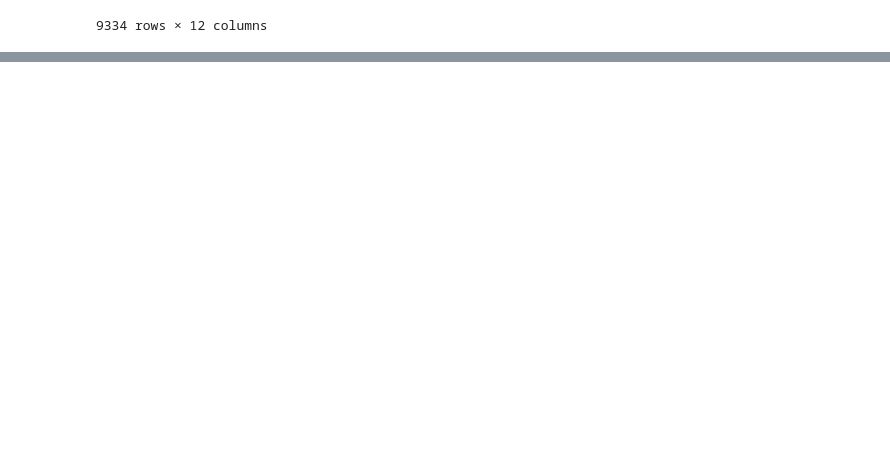
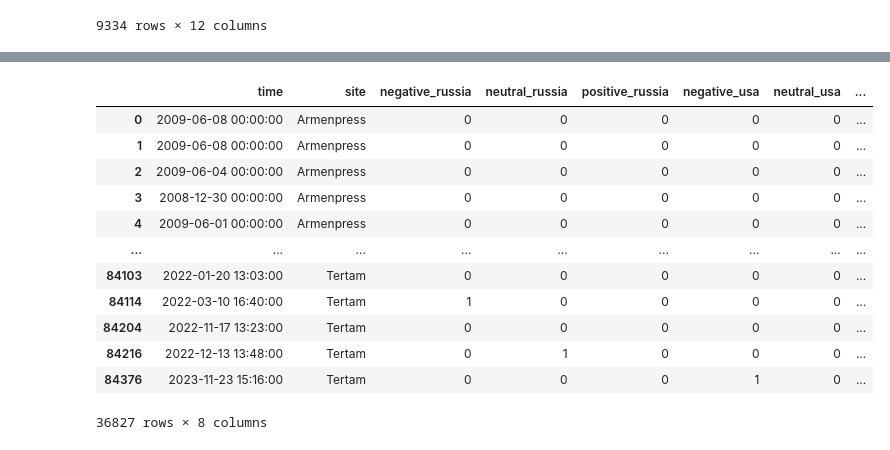
Before and after one commit to MovsisyanM/NewsEntityTracking, a Jupyter notebook: analysis.ipynb, the cells around one changed output, grey strips where cells are left out. Cells and saved outputs as stored; diff of their text form; code cells hidden in the pictures; blank space fills up the shorter version.

```diff
--- a/analysis.ipynb
+++ b/analysis.ipynb
@@ -251,0 +280,34 @@ feedbacked_t.to_pickle("Tertam/count_analysis.pkl")
+# %%
+# Right now the column `{sentiment}_{entity}` has
+# the count of named entities that received the
+# sentiment. We consider all the entities in the articles
+# which have "Russia" in their headline to be of regard to
+# Russia and which have "United States" in their content to
+# be of regard to USA
+
+# joint_df["rus_argmax"] =
+joint_df[[c for c in joint_df if "russia" in c]] = joint_df[[c for c in joint_df if "russia" in c]]\
+    .apply(lambda x: np.argmax([0.1, *x]), axis=1)\
+        .apply(lambda x: pd.Series([[0,0,0], [1,0,0], [0,1,0], [0,0,1]][x]))\
+            .rename({0: "negative_russia", 1:"neutral_russia", 2:"positive_russia"}, axis=1)
+
+joint_df[[c for c in joint_df if "usa" in c]] = joint_df[[c for c in joint_df if "usa" in c]]\
+    .apply(lambda x: np.argmax([0.1, *x]), axis=1)\
+        .apply(lambda x: pd.Series([[0,0,0], [1,0,0], [0,1,0], [0,0,1]][x]))\
+            .rename({0: "negative_usa", 1:"neutral_usa", 2:"positive_usa"}, axis=1)
+
+joint_df
+# %% [output]
+|  | time | site | negative_russia | neutral_russia | positive_russia | negative_usa | neutral_usa | ... |
+| 0 | 2009-06-08 00:00:00 | Armenpress | 0 | 0 | 0 | 0 | 0 | ... |
+| 1 | 2009-06-08 00:00:00 | Armenpress | 0 | 0 | 0 | 0 | 0 | ... |
+| 2 | 2009-06-04 00:00:00 | Armenpress | 0 | 0 | 0 | 0 | 0 | ... |
+| 3 | 2008-12-30 00:00:00 | Armenpress | 0 | 0 | 0 | 0 | 0 | ... |
+| 4 | 2009-06-01 00:00:00 | Armenpress | 0 | 0 | 0 | 0 | 0 | ... |
+| ... | ... | ... | ... | ... | ... | ... | ... | ... |
+| 84103 | 2022-01-20 13:03:00 | Tertam | 0 | 0 | 0 | 0 | 0 | ... |
+| 84114 | 2022-03-10 16:40:00 | Tertam | 1 | 0 | 0 | 0 | 0 | ... |
+| 84204 | 2022-11-17 13:23:00 | Tertam | 0 | 0 | 0 | 0 | 0 | ... |
+| 84216 | 2022-12-13 13:48:00 | Tertam | 0 | 1 | 0 | 0 | 0 | ... |
+| 84376 | 2023-11-23 15:16:00 | Tertam | 0 | 0 | 0 | 1 | 0 | ... |
+36827 rows × 8 columns
```
Also changed, not shown: parts of 16 cells of this notebook.
